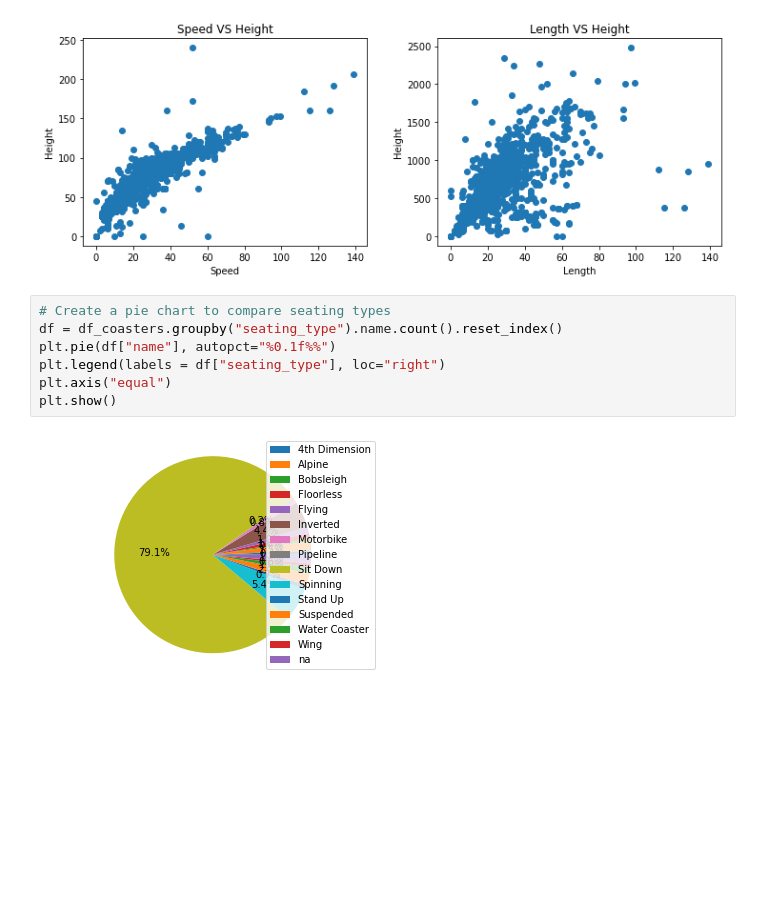
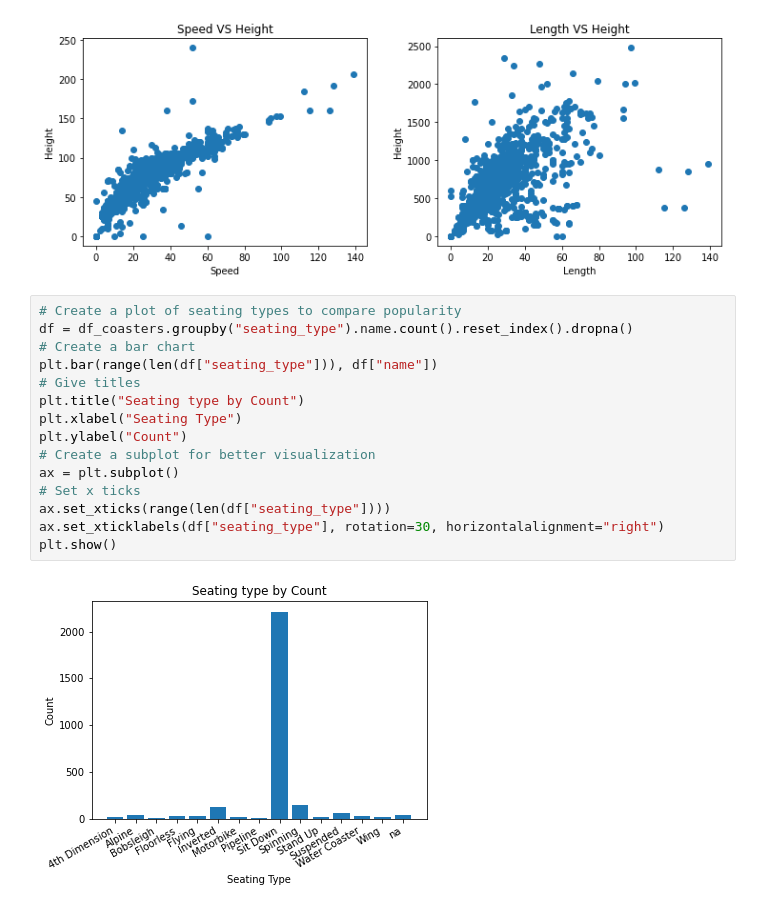
Before and after one commit to soyuz108/Roller-Coasters, a Jupyter notebook: Roller Coaster.ipynb, the cells around one changed output. Cells and saved outputs as stored; diff of their text form; blank space fills up the shorter version.

```diff
--- a/Roller Coaster.ipynb
+++ b/Roller Coaster.ipynb
@@ -248,15 +249,23 @@ plot_scatter(df_coasters, axs[1], "height", "length", "Length", "Height")
 plt.show()
 # %% [output]
 [figure]
-# %%
-# Create a pie chart to compare seating types
-df = df_coasters.groupby("seating_type").name.count().reset_index()
-plt.pie(df["name"], autopct="%0.1f%%")
-plt.legend(labels = df["seating_type"], loc="right")
-plt.axis("equal")
-plt.show()
-# %% [output]
-[figure, removed]
+# %%
+# Create a plot of seating types to compare popularity
+df = df_coasters.groupby("seating_type").name.count().reset_index().dropna()
+# Create a bar chart
+plt.bar(range(len(df["seating_type"])), df["name"])
+# Give titles
+plt.title("Seating type by Count")
+plt.xlabel("Seating Type")
+plt.ylabel("Count")
+# Create a subplot for better visualization
+ax = plt.subplot()
+# Set x ticks
+ax.set_xticks(range(len(df["seating_type"])))
+ax.set_xticklabels(df["seating_type"], rotation=30, horizontalalignment="right")
+plt.show()
+# %% [output]
+[figure, added]
 # %%
 # Create a plot of seating types to compare mean speed
 df = df_coasters.groupby("seating_type").speed.mean().reset_index().dropna()
```
Also changed, not shown: parts of 3 cells of this notebook.
